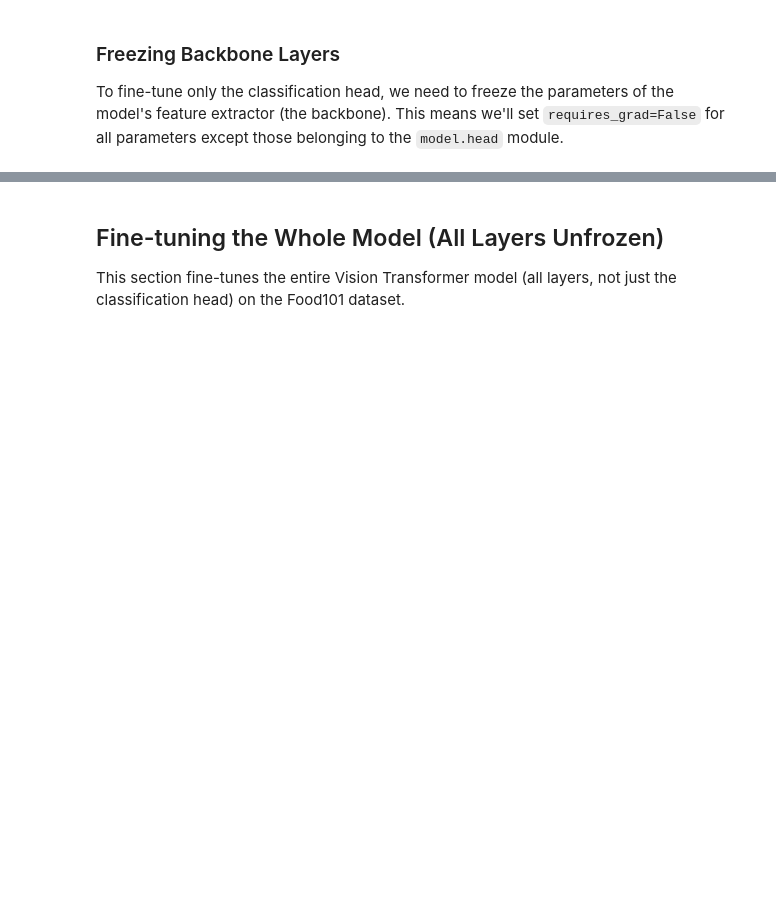
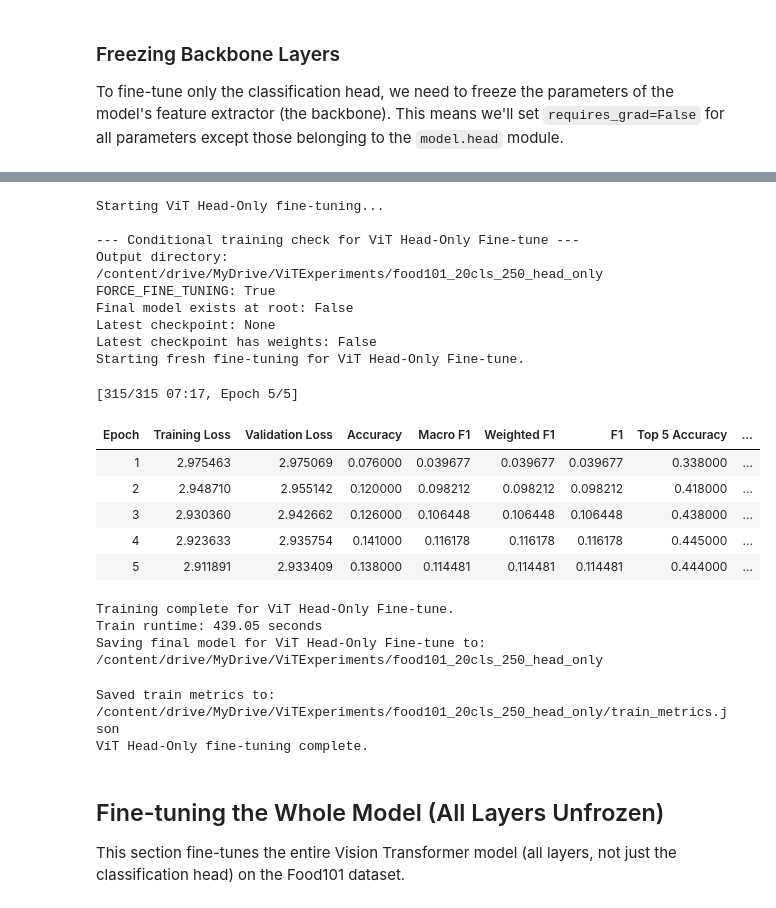
Before and after one commit to kasrasa/ViT-VLM-experiments, a Jupyter notebook: ViT_test.ipynb, the cells around one changed output, grey strips where cells are left out. Drawn from its saved outputs; the diff is of its cells as text; code cells hidden in the pictures; blank space fills up the shorter version.

```diff
--- a/ViT_test.ipynb
+++ b/ViT_test.ipynb
@@ -42,6 +35,0 @@ food = food.train_test_split(test_size=0.2, shuffle=True, seed=42)
-# %%
-labels = food["train"].features["label"].names
-label2id, id2label = dict(), dict()
-for i, label in enumerate(labels):
-    label2id[label] = i
-    id2label[i] = label
@@ -652,7 +834,23 @@ model = AutoModelForImageClassification.from_pretrained(
 # %%
-# Apply ViT-specific transforms to the already split 'food' dataset using the unified function
-food_vit = food.copy() # Create a copy to avoid modifying the original 'food' dataset directly
-food_vit["train"] = food_vit["train"].with_transform(lambda examples: apply_transforms(examples, image_processor, is_train=True))
-food_vit["test"] = food_vit["test"].with_transform(lambda examples: apply_transforms(examples, image_processor, is_train=False))
+# Apply ViT-specific transforms to the already split 20-class 'food' dataset.
+food_vit = food.copy()
 
-print("ViT-specific image transforms applied to the shared dataset split using the unified function.")
+food_vit["train"] = food_vit["train"].with_transform(
+    lambda examples: apply_transforms(examples, image_processor, is_train=True)
+)
+
+food_vit["test"] = food_vit["test"].with_transform(
+    lambda examples: apply_transforms(examples, image_processor, is_train=False)
+)
+
+print("ViT-specific image transforms applied to the 20-class Food101 subset.")
+
+# Sanity check: the Trainer should receive tensors, not raw PIL images.
+sample = food_vit["train"][0]
+print("\nTransformed sample keys:", sample.keys())
+print("pixel_values type:", type(sample["pixel_values"]))
+print("pixel_values shape:", sample["pixel_values"].shape)
+print("label:", sample["label"], "->", id2label[int(sample["label"])])
+
+assert "image" not in sample, "Raw image column is still present. This will break DefaultDataCollator."
+assert "pixel_values" in sample, "pixel_values missing. Transform was not applied correctly."
@@ -675,36 +898,58 @@ print(model)
 from transformers import TrainingArguments, Trainer
 
 training_args = TrainingArguments(
-    output_dir="/content/drive/MyDrive/ViTExperiments/my_awesome_food_model_head_only",
+    output_dir="/content/drive/MyDrive/ViTExperiments/food101_20cls_250_head_only",
     remove_unused_columns=False,
     eval_strategy="epoch",
     save_strategy="epoch",
     learning_rate=1e-4,
     per_device_train_batch_size=16,
     gradient_accumulation_steps=4,
     per_device_eval_batch_size=16,
     num_train_epochs=5,
     warmup_steps=10,
     logging_steps=10,
     run_name="food101",
     load_best_model_at_end=True,
     metric_for_best_model="accuracy",
     push_to_hub=False,
 )
 
 trainer = Trainer(
     model=model,
     args=training_args,
     data_collator=data_collator,
     train_dataset=food_vit["train"],
     eval_dataset=food_vit["test"],
     processing_class=image_processor,
     compute_metrics=compute_metrics,
 )
 
 print("Starting ViT Head-Only fine-tuning...")
 vit_head_only_train_time = conditional_train_model(model, trainer, training_args, "ViT Head-Only Fine-tune")
 print("ViT Head-Only fine-tuning complete.")
+# %% [output]
+Starting ViT Head-Only fine-tuning...
+
+--- Conditional training check for ViT Head-Only Fine-tune ---
+Output directory: /content/drive/MyDrive/ViTExperiments/food101_20cls_250_head_only
+FORCE_FINE_TUNING: True
+Final model exists at root: False
+Latest checkpoint: None
+Latest checkpoint has weights: False
+Starting fresh fine-tuning for ViT Head-Only Fine-tune.
+[315/315 07:17, Epoch 5/5]
+| Epoch | Training Loss | Validation Loss | Accuracy | Macro F1 | Weighted F1 | F1 | Top 5 Accuracy | ... |
+| 1 | 2.975463 | 2.975069 | 0.076000 | 0.039677 | 0.039677 | 0.039677 | 0.338000 | ... |
+| 2 | 2.948710 | 2.955142 | 0.120000 | 0.098212 | 0.098212 | 0.098212 | 0.418000 | ... |
+| 3 | 2.930360 | 2.942662 | 0.126000 | 0.106448 | 0.106448 | 0.106448 | 0.438000 | ... |
+| 4 | 2.923633 | 2.935754 | 0.141000 | 0.116178 | 0.116178 | 0.116178 | 0.445000 | ... |
+| 5 | 2.911891 | 2.933409 | 0.138000 | 0.114481 | 0.114481 | 0.114481 | 0.444000 | ... |
+Training complete for ViT Head-Only Fine-tune.
+Train runtime: 439.05 seconds
+Saving final model for ViT Head-Only Fine-tune to: /content/drive/MyDrive/ViTExperiments/food101_20cls_250_head_only
+Saved train metrics to: /content/drive/MyDrive/ViTExperiments/food101_20cls_250_head_only/train_metrics.json
+ViT Head-Only fine-tuning complete.
 # %% [markdown]
 ## Fine-tuning the Whole Model (All Layers Unfrozen)
 
```
Also changed, not shown: parts of 32 cells of this notebook.
